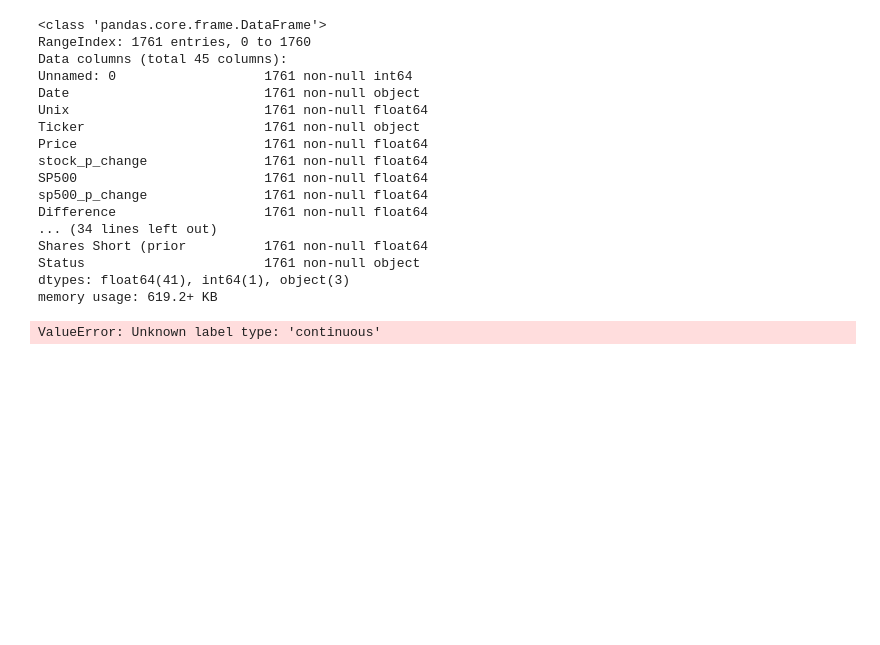
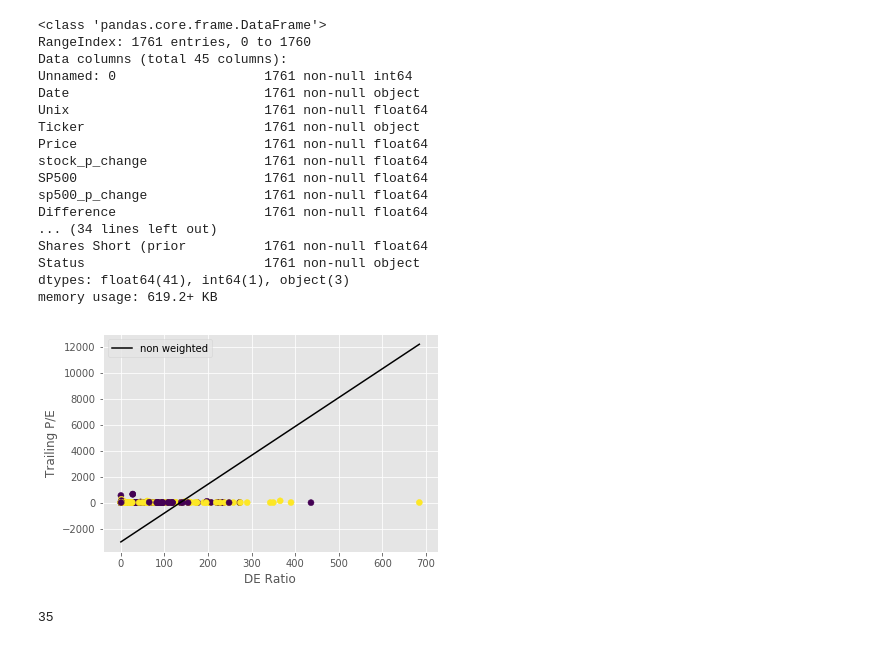
Before and after one commit to itproto/mlcourse_open, a Jupyter notebook: sklearn-stocks/Topic1.ipynb, the cells around one changed output. Saved outputs shown, nothing was run; the diff lists cells and outputs as text; code cells hidden in the pictures; blank space fills up the shorter version.

```diff
--- a/sklearn-stocks/Topic1.ipynb
+++ b/sklearn-stocks/Topic1.ipynb
@@ -99,14 +99,14 @@ Features:
 from matplotlib import style
 style.use('ggplot')
 
-x=[1,5,1.5,8,1,9]
-y=[2,8,1.8,8,0.6,11]
+_x=[1,5,1.5,8,1,9]
+_y=[2,8,1.8,8,0.6,11]
 # ACTUALLY data should be scalled
 
-plt.scatter(x, y);
+plt.scatter(_x, _y);
 
 # Clasify chart data
-X = np.array([list(z) for z in zip(x, y)])
+X = np.array([list(z) for z in zip(_x, _y)])
 Y = [0, 1, 0, 1,0,1]
 
 # Use SVC classifier Support Vector Machines
@@ -163,37 +163,40 @@ Status                       1761 non-null object
 dtypes: float64(41), int64(1), object(3)
 memory usage: 619.2+ KB
 # %%
-feat = ["DE Ratio", "Trailing P/E"]
+
 perform_dic = {'underperform': 0, 'outperform': 1};
+
 # Trained data
-def get_data(feat=feat):
-    df = ks[:500]
+def get_data(feat = ["DE Ratio", "Trailing P/E"], count = 500):
+    df = ks[:count]
     X = df[feat].values
     y = df['Status'].map(perform_dic);
     return X, y
+
 # CLF-SVM_SVC
 def fitClf(X,y):
     clf = svm.SVC(kernel='linear', C=1.0);
     clf.fit(X, y);
     return clf;
+
 # Plot
-def plot_with_features(clf, X, y, feat=feat):
+def plot_and_label(X, y, clf, feat= ["DE Ratio", "Trailing P/E"]):
     plt = plot_with_divider(clf, X, y);
     plt.xlabel(feat[0]);
     plt.ylabel(feat[1]);
+    return plt
 
-
-x, Y = get_data();
+X, y = get_data();
 clf = fitClf(X,y);
-plot_with_features(clf, X, y, feat);
+plot_and_label(X,y, clf);
 # %% [output]
-ValueError: Unknown label type: 'continuous'
+[figure, added]
 # %%
 
-FEATURES =  [
+FEATURES = [
   'DE Ratio',
   'Trailing P/E',
-  'Price/Sales',
+ 'Price/Sales',
   'Price/Book',
   'Profit Margin',
   'Operating Margin',
@@ -227,4 +230,7 @@ FEATURES =  [
   'Short % of Float',
   'Shares Short (prior '
 ];
+len(FEATURES)
+# %% [output]
+35
 # %%
```
Also changed, not shown: parts of 2 cells of this notebook, 3 other files.
